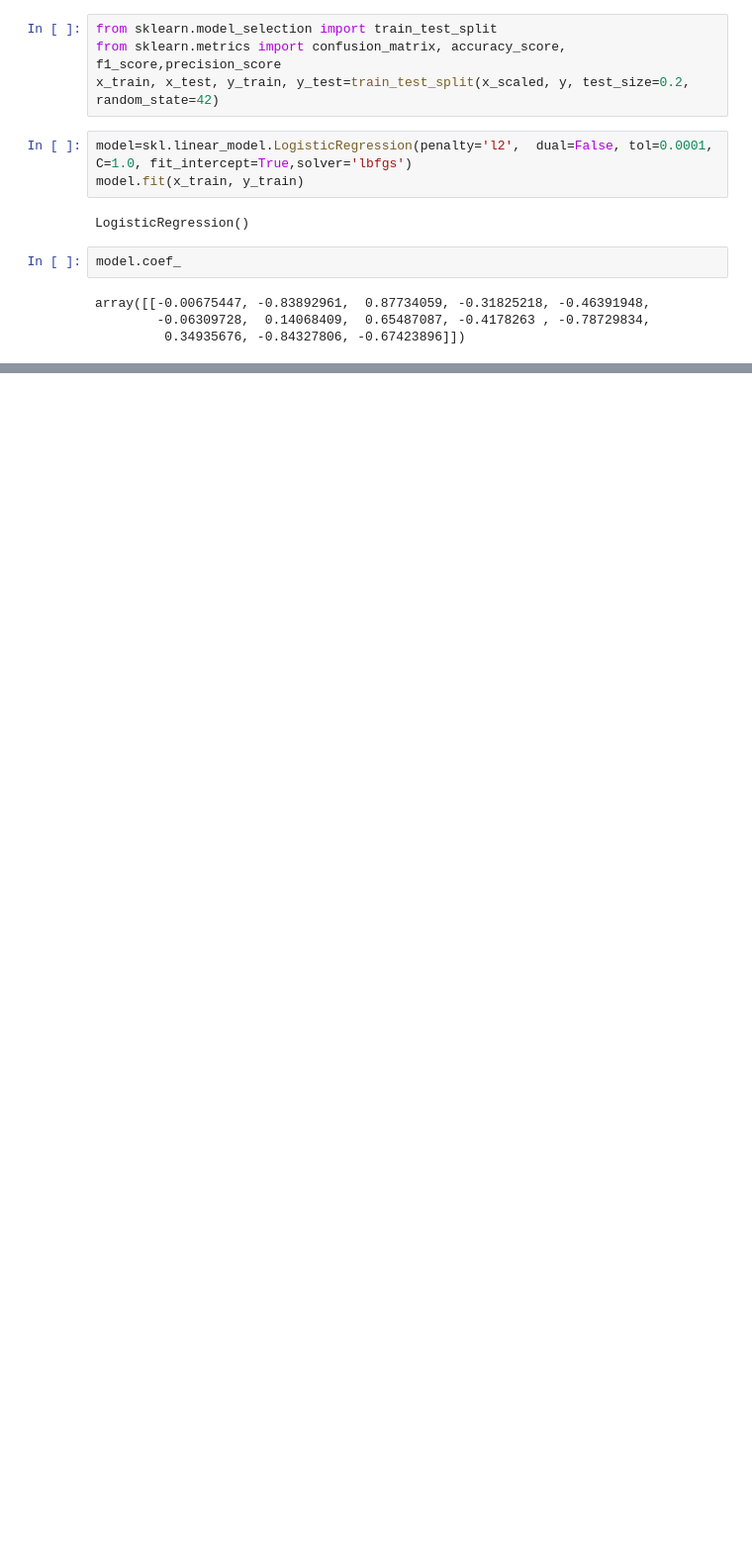
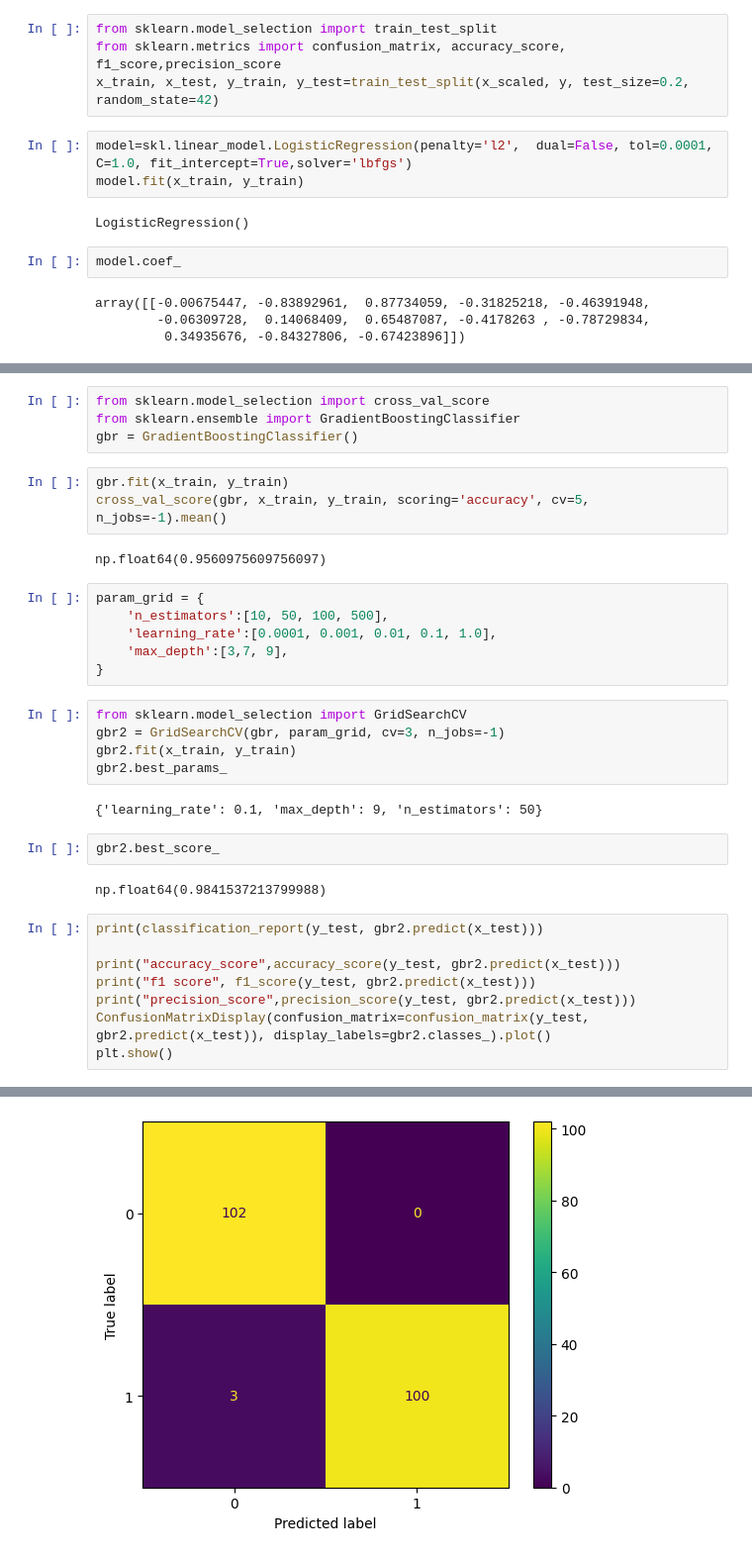
Before and after one commit to AlaaBouhaouel/ML_projects, a Jupyter notebook: Disease_det/Heart_Disease_Prediction.ipynb, the cells around one changed output, grey strips where cells are left out. Shown: that part at 99% size. Saved outputs shown, nothing was run; the diff lists cells and outputs as text; blank space fills up the shorter version.

```diff
--- a/Disease_det/Heart_Disease_Prediction.ipynb
+++ b/Disease_det/Heart_Disease_Prediction.ipynb
@@ -109,0 +201,35 @@ precision_score 0.7563025210084033
+# %%
+from sklearn.model_selection import cross_val_score
+from sklearn.ensemble import GradientBoostingClassifier
+gbr = GradientBoostingClassifier()
+# %%
+gbr.fit(x_train, y_train)
+cross_val_score(gbr, x_train, y_train, scoring='accuracy', cv=5, n_jobs=-1).mean()
+# %% [output]
+np.float64(0.9560975609756097)
+# %%
+param_grid = {
+    'n_estimators':[10, 50, 100, 500],
+    'learning_rate':[0.0001, 0.001, 0.01, 0.1, 1.0],
+    'max_depth':[3,7, 9],
+}
+# %%
+from sklearn.model_selection import GridSearchCV
+gbr2 = GridSearchCV(gbr, param_grid, cv=3, n_jobs=-1)
+gbr2.fit(x_train, y_train)
+gbr2.best_params_
+# %% [output]
+{'learning_rate': 0.1, 'max_depth': 9, 'n_estimators': 50}
+# %%
+gbr2.best_score_
+# %% [output]
+np.float64(0.9841537213799988)
+# %%
+print(classification_report(y_test, gbr2.predict(x_test)))
+
+print("accuracy_score",accuracy_score(y_test, gbr2.predict(x_test)))
+print("f1 score", f1_score(y_test, gbr2.predict(x_test)))
+print("precision_score",precision_score(y_test, gbr2.predict(x_test)))
+ConfusionMatrixDisplay(confusion_matrix=confusion_matrix(y_test, gbr2.predict(x_test)), display_labels=gbr2.classes_).plot()
+plt.show()
+# %% [output]
@@ -109,0 +248 @@ precision_score 0.7563025210084033
+[figure, added]
```
Also changed, not shown: parts of 23 cells of this notebook.
